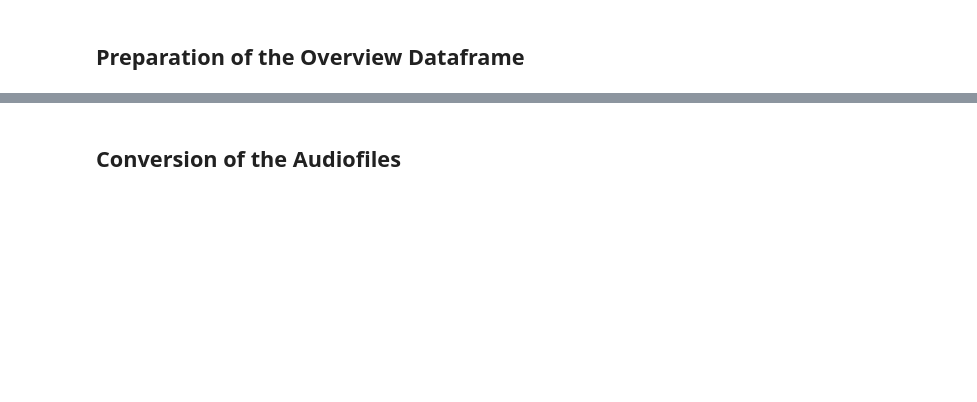
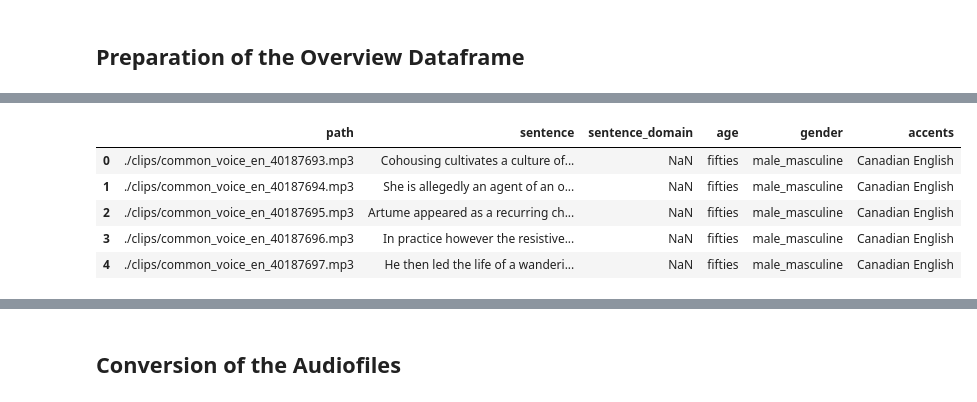
Before and after one commit to heinrichhegenbarth/KAN-CDSCO2004U_Machine_Learning_and_Deep_Learning, a Jupyter notebook: Final_Exam/Data Conversion.ipynb, the cells around one changed output, grey strips where cells are left out. Drawn from its saved outputs; the diff is of its cells as text; code cells hidden in the pictures; blank space fills up the shorter version.

```diff
--- a/Final_Exam/Data Conversion.ipynb
+++ b/Final_Exam/Data Conversion.ipynb
@@ -63,3 +73,14 @@ overview.head()
+# %%
+# On my device, all audio files are in the same "clips" folder. Please change the path if your files are in a different location.
+overview=preprocess_overview(overview, "./clips")
+overview.head()
+# %% [output]
+|  | path | sentence | sentence_domain | age | gender | accents |
+| 0 | ./clips/common_voice_en_40187693.mp3 | Cohousing cultivates a culture of... | NaN | fifties | male_masculine | Canadian English |
+| 1 | ./clips/common_voice_en_40187694.mp3 | She is allegedly an agent of an o... | NaN | fifties | male_masculine | Canadian English |
+| 2 | ./clips/common_voice_en_40187695.mp3 | Artume appeared as a recurring ch... | NaN | fifties | male_masculine | Canadian English |
+| 3 | ./clips/common_voice_en_40187696.mp3 | In practice however the resistive... | NaN | fifties | male_masculine | Canadian English |
+| 4 | ./clips/common_voice_en_40187697.mp3 | He then led the life of a wanderi... | NaN | fifties | male_masculine | Canadian English |
 # %%
 overview.info()
 # %% [output]
```
Also changed, not shown: parts of 9 cells of this notebook.
